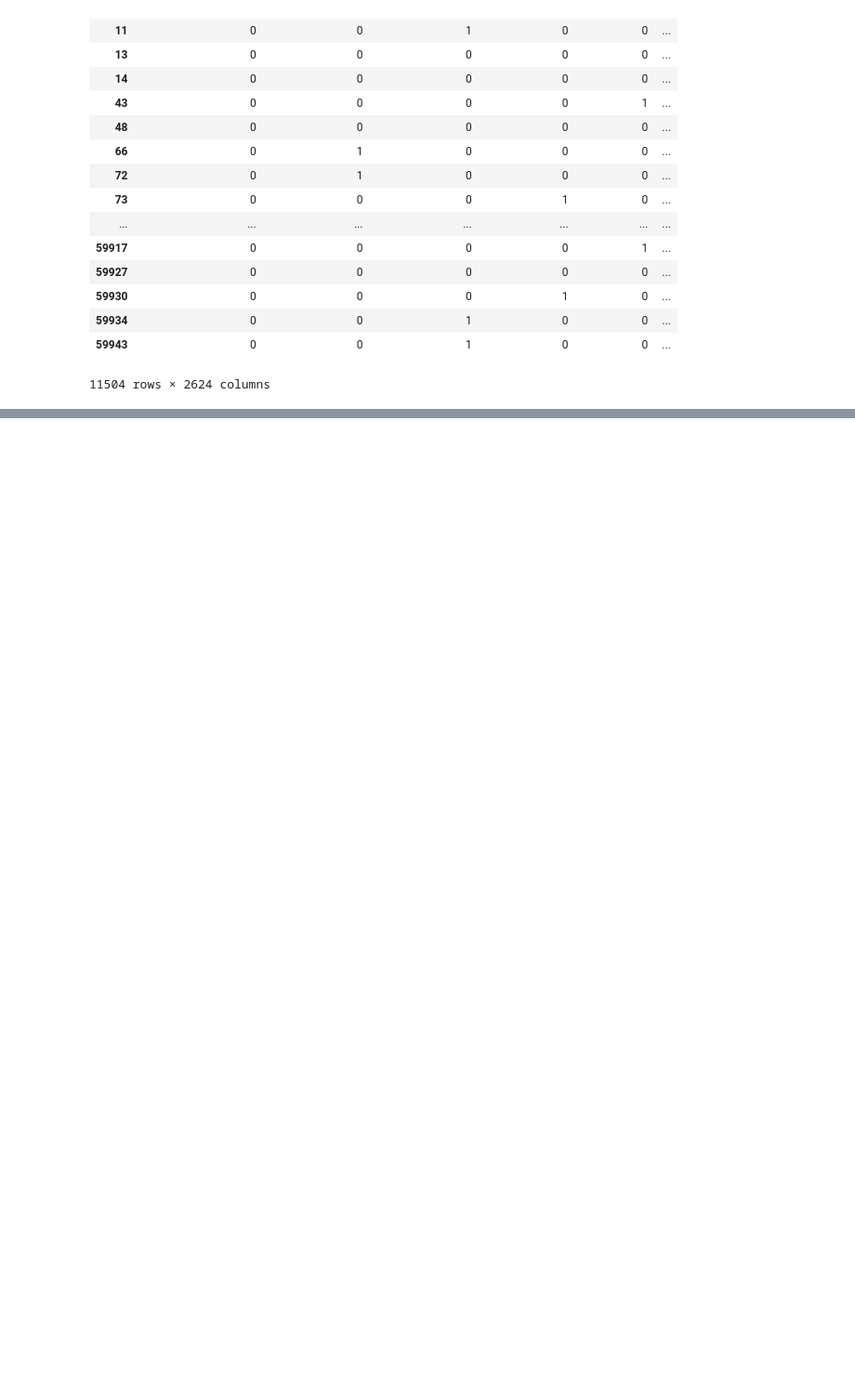
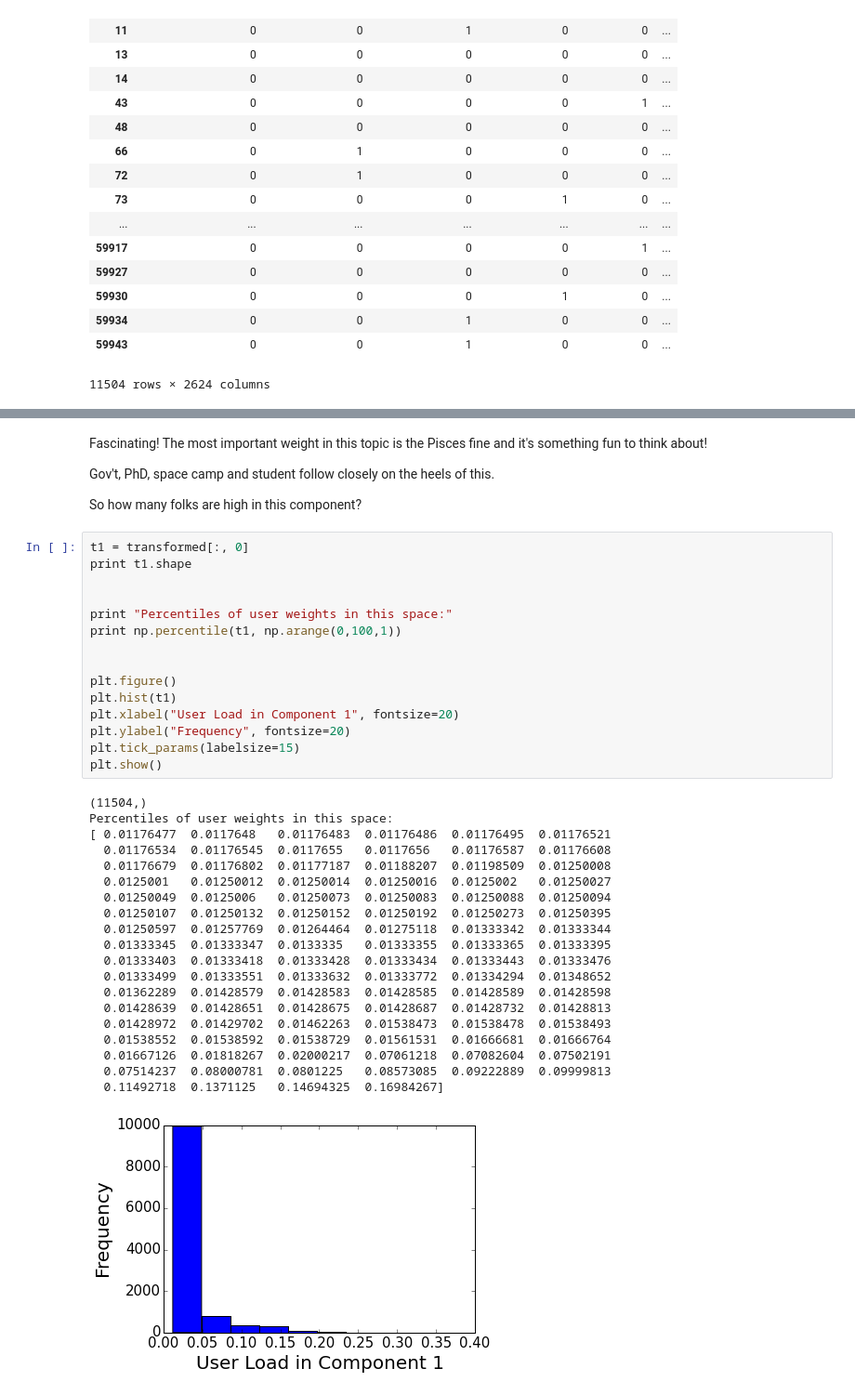
Before and after one commit to nschmeller/ok-cupid, a Jupyter notebook: SampleAnalysis.ipynb, the cells around one changed output, grey strips where cells are left out. Shown at 93% size. Cells and saved outputs as stored; diff of their text form; blank space fills up the shorter version.

```diff
--- a/SampleAnalysis.ipynb
+++ b/SampleAnalysis.ipynb
@@ -311,0 +364,42 @@ AttributeError: 'SparsePCA' object has no attribute 'predict'
+# %% [markdown]
+Fascinating! The most important weight in this topic is the Pisces fine and it's something fun to think about!
+
+Gov't, PhD, space camp and student follow closely on the heels of this.
+
+So how many folks are high in this component?
+# %%
+t1 = transformed[:, 0]
+print t1.shape
+
+
+print "Percentiles of user weights in this space:"
+print np.percentile(t1, np.arange(0,100,1))
+
+
+plt.figure()
+plt.hist(t1)
+plt.xlabel("User Load in Component 1", fontsize=20)
+plt.ylabel("Frequency", fontsize=20)
+plt.tick_params(labelsize=15)
+plt.show()
+# %% [output]
+(11504,)
+Percentiles of user weights in this space:
+[ 0.01176477  0.0117648   0.01176483  0.01176486  0.01176495  0.01176521
+  0.01176534  0.01176545  0.0117655   0.0117656   0.01176587  0.01176608
+  0.01176679  0.01176802  0.01177187  0.01188207  0.01198509  0.01250008
+  0.0125001   0.01250012  0.01250014  0.01250016  0.0125002   0.01250027
+  0.01250049  0.0125006   0.01250073  0.01250083  0.01250088  0.01250094
+  0.01250107  0.01250132  0.01250152  0.01250192  0.01250273  0.01250395
+  0.01250597  0.01257769  0.01264464  0.01275118  0.01333342  0.01333344
+  0.01333345  0.01333347  0.0133335   0.01333355  0.01333365  0.01333395
+  0.01333403  0.01333418  0.01333428  0.01333434  0.01333443  0.01333476
+  0.01333499  0.01333551  0.01333632  0.01333772  0.01334294  0.01348652
+  0.01362289  0.01428579  0.01428583  0.01428585  0.01428589  0.01428598
+  0.01428639  0.01428651  0.01428675  0.01428687  0.01428732  0.01428813
+  0.01428972  0.01429702  0.01462263  0.01538473  0.01538478  0.01538493
+  0.01538552  0.01538592  0.01538729  0.01561531  0.01666681  0.01666764
+  0.01667126  0.01818267  0.02000217  0.07061218  0.07082604  0.07502191
+  0.07514237  0.08000781  0.0801225   0.08573085  0.09222889  0.09999813
+  0.11492718  0.1371125   0.14694325  0.16984267]
+[figure, added]
```
Also changed, not shown: parts of 27 cells of this notebook.
